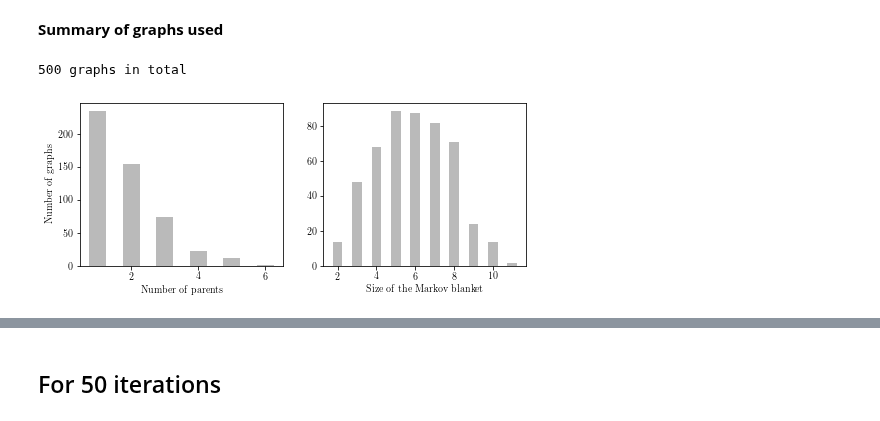
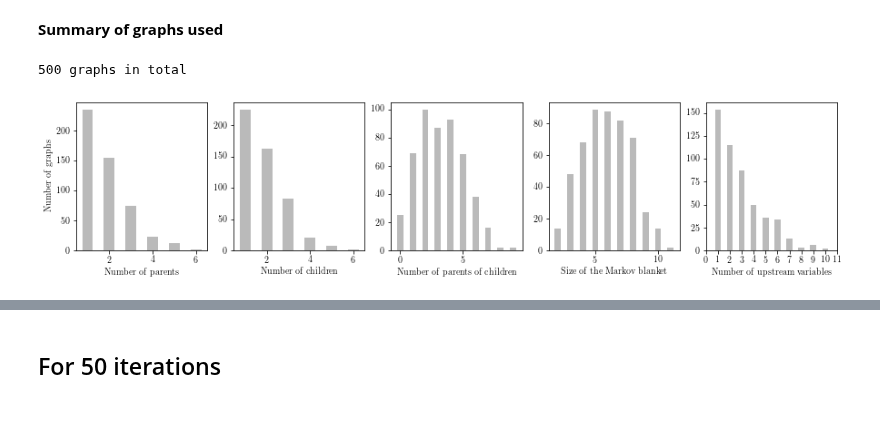
Before and after one commit to juangamella/aicp, a Jupyter notebook: plots_finite.ipynb, the cells around one changed output, grey strips where cells are left out. Saved outputs shown, nothing was run; the diff lists cells and outputs as text; code cells hidden in the pictures.

Commit message:
Minor changes, loaded experiments from apr25 where interventions are now shift interventions

```diff
--- a/plots_finite.ipynb
+++ b/plots_finite.ipynb
@@ -61,10 +87,8 @@ def generate_trajectories(results, cases):
     N = len(results[0][0])
     P = len(results)
 
-    #results = [results[i] for i in [0,3,1,2,4,5,6,7]]
 
     no_ints = np.zeros((len(results), runs, N))
-    #all_trajectories_jac = {}
     all_trajectories_ham = {}
     all_type1_errors = {}
     names = []
@@ -72,20 +96,16 @@ def generate_trajectories(results, cases):
         name = policy_runs[0][0].policy
         print("Processing results for %s policy" % name, end="")
         names.append(name)
-        #trajectories_jac = []
         trajectories_ham = []
         type1_errors = []
-        for i,run_results in enumerate(policy_runs[0:8]):
+        for i,run_results in enumerate(policy_runs):
             no_ints[k, i,:] = list(map(lambda result: len(result.interventions()), run_results))
             for j, result in enumerate(run_results):
-                estimates = list(map(lambda step: step[0], result.history[0::])) + [result.estimate]
-                #trajectory_jac = list(map(lambda estimate: jaccard_distance(cases[j].truth, estimate), estimates))
+                estimates = result.estimates() + [result.estimate]
                 trajectory_ham = list(map(lambda estimate: hamming_distance(cases[j].truth, estimate, cases[j].sem.p), estimates))
                 type1_error = list(map(lambda estimate: set.issubset(estimate, cases[j].truth), estimates))
-                #trajectories_jac.append(trajectory_jac)
                 trajectories_ham.append(trajectory_ham)
                 type1_errors.append(type1_error)
-        #all_trajectories_jac[name] = trajectories_jac
         all_trajectories_ham[name] = trajectories_ham
         all_type1_errors[name] = type1_errors
         print(" done")
@@ -125,7 +145,7 @@ def process_experiments(experiments):
         NoInts.append(no_ints)
     return Trajectories, Type1Errors, NoInts, N, P, runs, names, cases
 # %%
-Trajectories, Type1Errors, NoInts, N, P, runs, names, cases = process_experiments(experiments_20_iter)
+Trajectories, Type1Errors, NoInts, N, P, runs, names, cases = process_experiments(experiments)
 # %% [output]
  1/9
 Loaded a total of 500 graphs with 8 runs each
@@ -148,24 +168,35 @@ Processing results for markov + e + r policy done
 **Summary of graphs used**
 # %%
 n_parents = np.zeros(N)
-n_vars = np.zeros(N)
+n_children = np.zeros(N)
+n_poc = np.zeros(N)
+n_upstream = np.zeros(N)
 size_mb = np.zeros(N)
 for i, case in enumerate(cases):
-    n_parents[i] = len(case.truth)
-    n_vars[i] = case.sem.p
-    mb = utils.graph_info(case.target, case.sem.W)[3]
+    parents, children, poc, mb = utils.graph_info(case.target, case.sem.W)
+    ancestors = utils.ancestors(case.target, case.sem.W)
+    n_parents[i] = len(parents)
+    n_children[i] = len(children)
+    n_poc[i] = len(poc)
+    n_upstream[i] = len(ancestors)
     size_mb[i] = len(mb)
 
 def plot_hist(data, title):
     bins = np.arange(data.min(), data.max()+2)-0.5
     hist = plt.hist(data, bins, rwidth=0.5, align='mid', color="#BABABA")#colorsb[2])
     plt.xlabel(title)
 
-plt.figure(figsize=(8,3))
+plt.figure(figsize=(15,3))
 #plt.subplot(131), plot_hist(n_vars, "Number of variables")
-plt.subplot(121), plot_hist(n_parents, "Number of parents"), plt.ylabel("Number of graphs")
-plt.subplot(122), plot_hist(size_mb, "Size of the Markov blanket")
+plt.subplot(151), plot_hist(n_parents, "Number of parents"), plt.ylabel("Number of graphs")
+plt.subplot(152), plot_hist(n_children, "Number of children")
+plt.subplot(153), plot_hist(n_poc, "Number of parents of children")
+plt.subplot(154), plot_hist(size_mb, "Size of the Markov blanket")
+plt.subplot(155), plot_hist(n_upstream, "Number of upstream variables")
+ax = plt.gca()
+ax.set_xticks(range(12))
+
 print("%d graphs in total" % N)
 # %% [output]
 500 graphs in total
-[figure, old version]
+[figure, new version]
```
Also changed, not shown: parts of 25 cells of this notebook.
